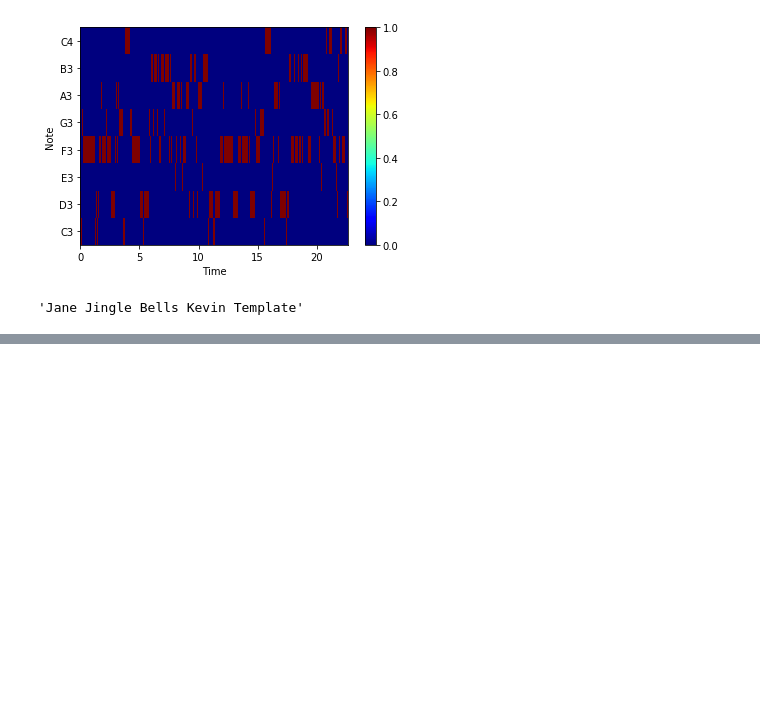
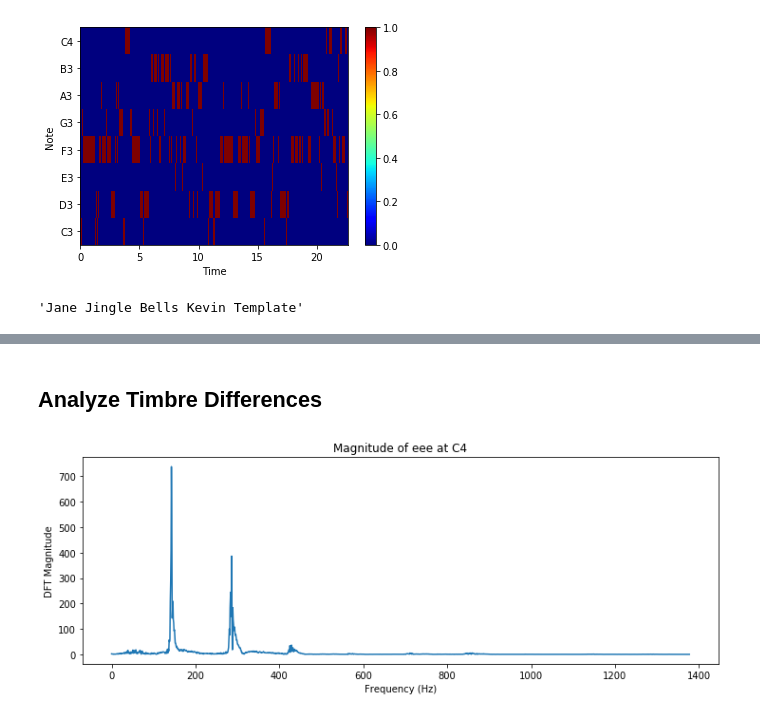
Before and after one commit to GabeQ/MusicStems, a Jupyter notebook: musicStemsFinalProj.ipynb, the cells around one changed output, grey strips where cells are left out. Saved outputs shown, nothing was run; the diff lists cells and outputs as text; code cells hidden in the pictures; blank space fills up the shorter version.

```diff
--- a/musicStemsFinalProj.ipynb
+++ b/musicStemsFinalProj.ipynb
@@ -1231,0 +949,23 @@ def melSpecApproach(db_Songs, db_Scales, sr=22050, n_mels=20, fmax=8000):
+# %% [markdown]
+## Analyze Timbre Differences
+# %%
+eeeAudio, sr = lb.core.load('eee.m4a', 22050)
+# %%
+ahhAudio, sr = lb.core.load('ahh.m4a', 22050)
+# %%
+oooAudio, sr = lb.core.load('ooo.m4a', 22050)
+# %%
+def plotDFT(x, sr, title, zoomStart = 0, zoomEnd = sr/16):
+    X = np.fft.fft(x)
+    f = np.arange(0,sr,sr/len(x))
+    maxIdx = np.int(zoomEnd*len(x)/sr*1.0)
+    minIdx = np.int(zoomStart*len(x)/sr*1.0)
+    plt.figure(figsize=(12,4))
+    plt.plot(f[minIdx:maxIdx],np.abs(X[minIdx:maxIdx]))
+    plt.title('Magnitude of ' + title)
+    plt.xlabel('Frequency (Hz)')
+    plt.ylabel('DFT Magnitude')
+# %%
+plotDFT(eeeAudio, sr, 'eee at C4')
+# %% [output]
+[figure, added]
```
Also changed, not shown: parts of 91 cells of this notebook, 56 other files.
